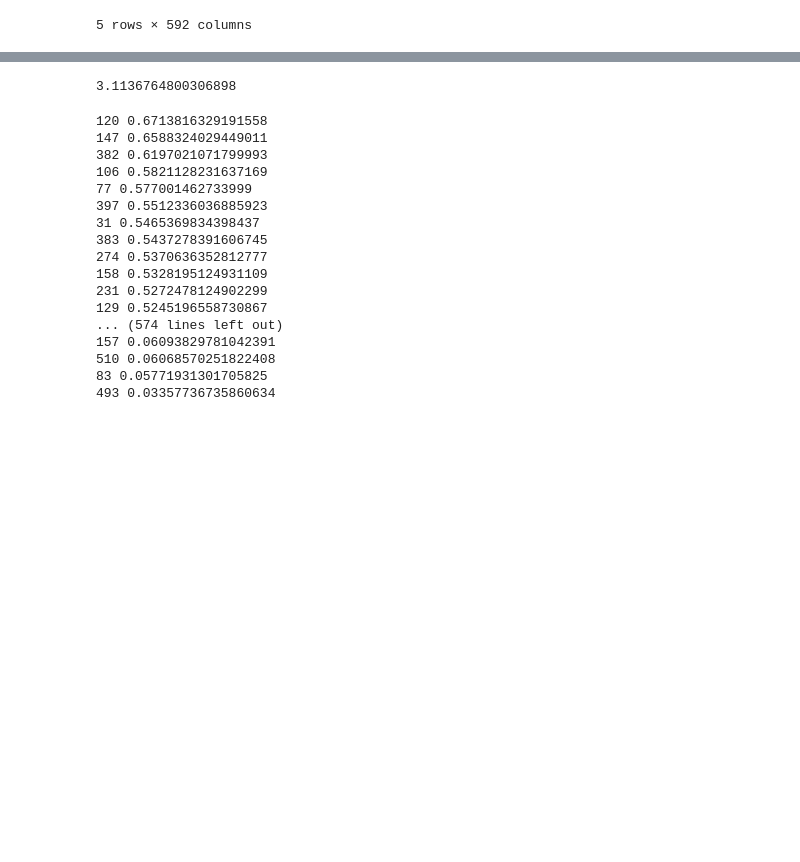
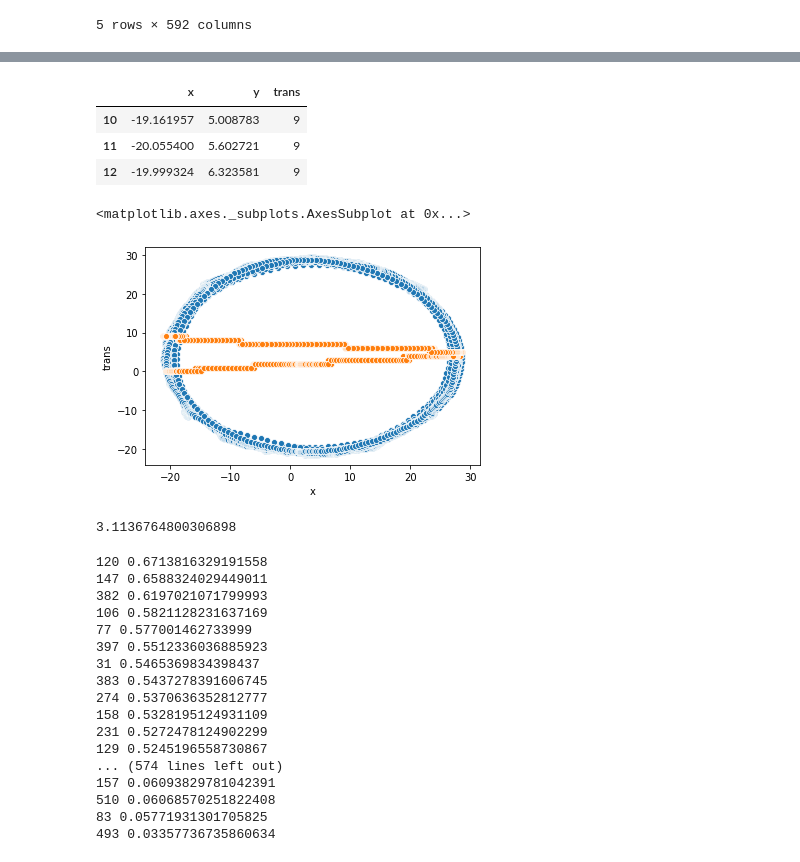
Before and after one commit to thxi/PlaceCells, a Jupyter notebook: cur.ipynb, the cells around one changed output, grey strips where cells are left out. Drawn from its saved outputs; the diff is of its cells as text; code cells hidden in the pictures; blank space fills up the shorter version.

```diff
--- a/cur.ipynb
+++ b/cur.ipynb
@@ -59,6 +76,24 @@ y_cols = full_data.columns[-2:]
 # %%
 X = full_data[X_cols]
 y = get_y(full_data[y_cols])
+# %%
+# what is y
+y_full = full_data[['x', 'y']].copy()
+y_full['trans'] = y
+# %%
+y_full.head(3)
+# %% [output]
+|  | x | y | trans |
+| 10 | -19.161957 | 5.008783 | 9 |
+| 11 | -20.055400 | 5.602721 | 9 |
+| 12 | -19.999324 | 6.323581 | 9 |
+# %%
+import seaborn as sns
+sns.scatterplot(x='x', y='y', data=y_full)
+sns.scatterplot(x='x', y='trans', data=y_full)
+# %% [output]
+<matplotlib.axes._subplots.AxesSubplot at 0x...>
+[figure, added]
 # %%
 mis = dict()
 # %%
```
Also changed, not shown: parts of 8 cells of this notebook.
